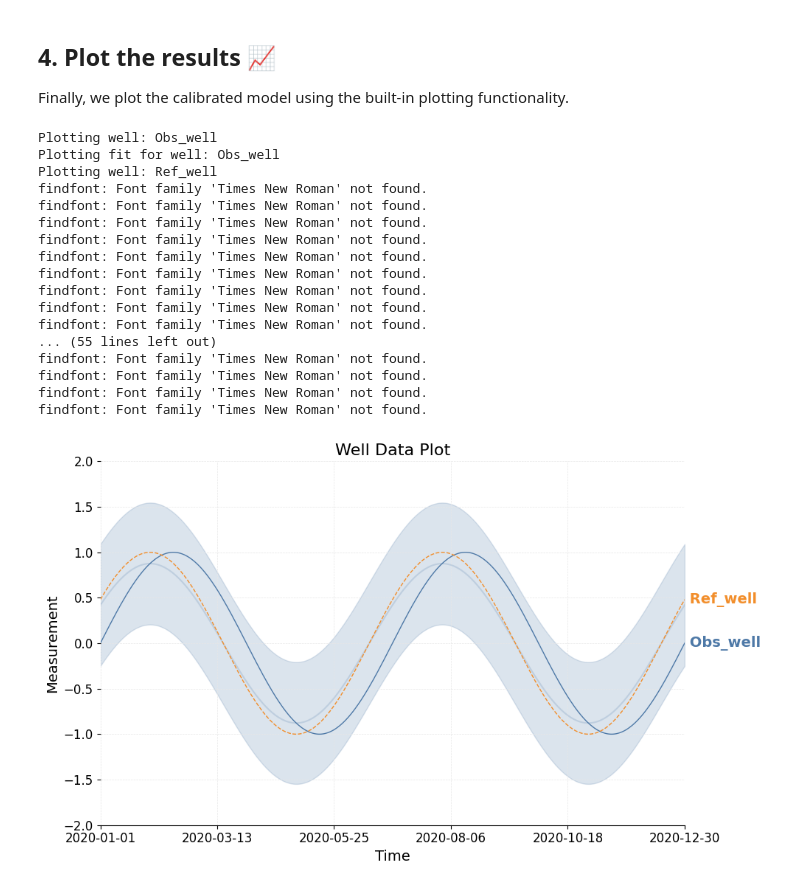
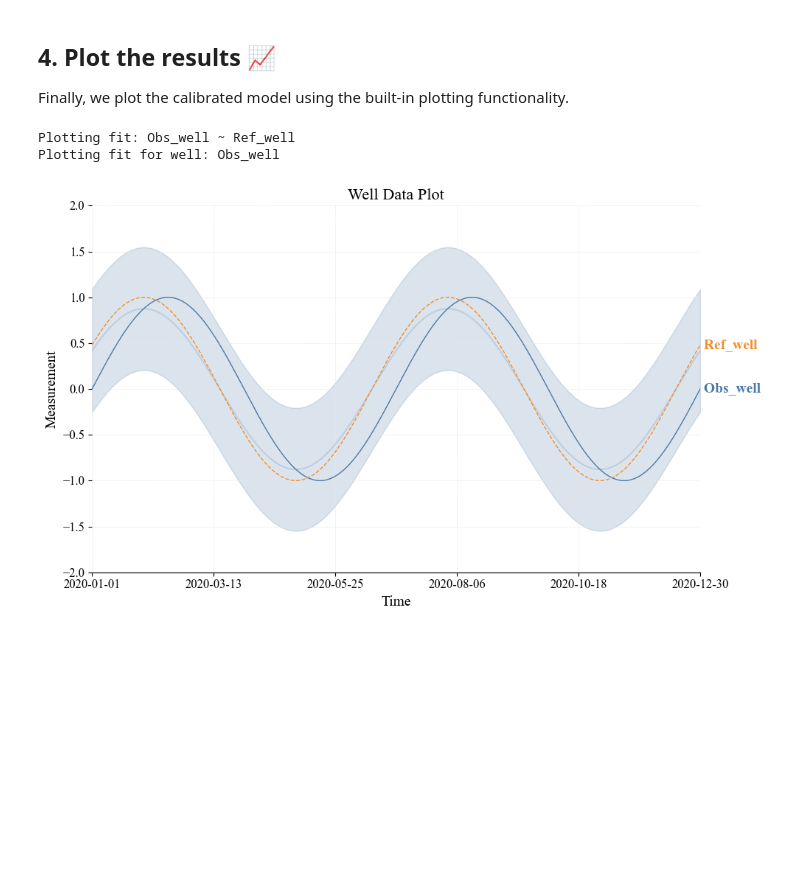
Before and after one commit to andersretznerSGU/gwrefpy, a Jupyter notebook: docs/tutorials/quickstart.ipynb, the cells around one changed output. Drawn from its saved outputs; the diff is of its cells as text; code cells hidden in the pictures; blank space fills up the shorter version.

```diff
--- a/docs/tutorials/quickstart.ipynb
+++ b/docs/tutorials/quickstart.ipynb
@@ -75,24 +70,9 @@ Time Offset: 0D
 
 Finally, we plot the calibrated model using the built-in plotting functionality.
 # %%
-model.plot()
+model.plot_fits()
 plt.show()
 # %% [output]
-Plotting well: Obs_well
+Plotting fit: Obs_well ~ Ref_well
 Plotting fit for well: Obs_well
-Plotting well: Ref_well
-findfont: Font family 'Times New Roman' not found.
-findfont: Font family 'Times New Roman' not found.
-findfont: Font family 'Times New Roman' not found.
-findfont: Font family 'Times New Roman' not found.
-findfont: Font family 'Times New Roman' not found.
-findfont: Font family 'Times New Roman' not found.
-findfont: Font family 'Times New Roman' not found.
-findfont: Font family 'Times New Roman' not found.
-findfont: Font family 'Times New Roman' not found.
-... (55 lines left out)
-findfont: Font family 'Times New Roman' not found.
-findfont: Font family 'Times New Roman' not found.
-findfont: Font family 'Times New Roman' not found.
-findfont: Font family 'Times New Roman' not found.
-[figure, old version]
+[figure, new version]
```
Also changed, not shown: parts of 2 cells of this notebook, 3 other files.
